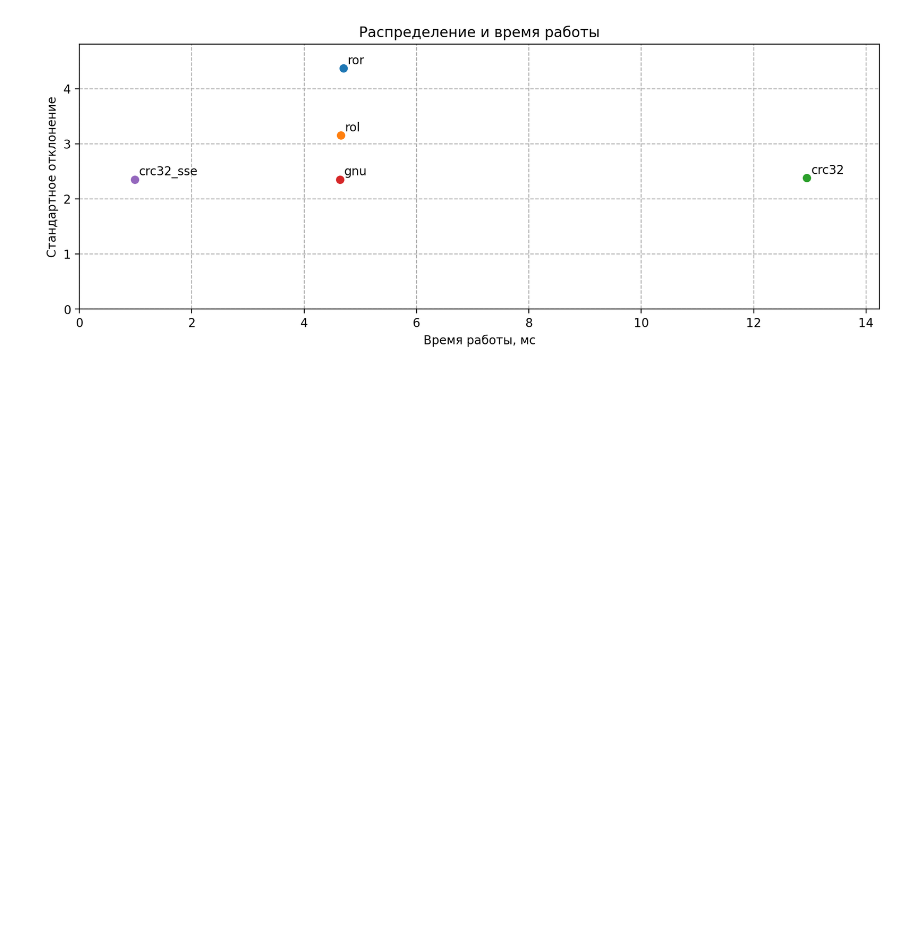
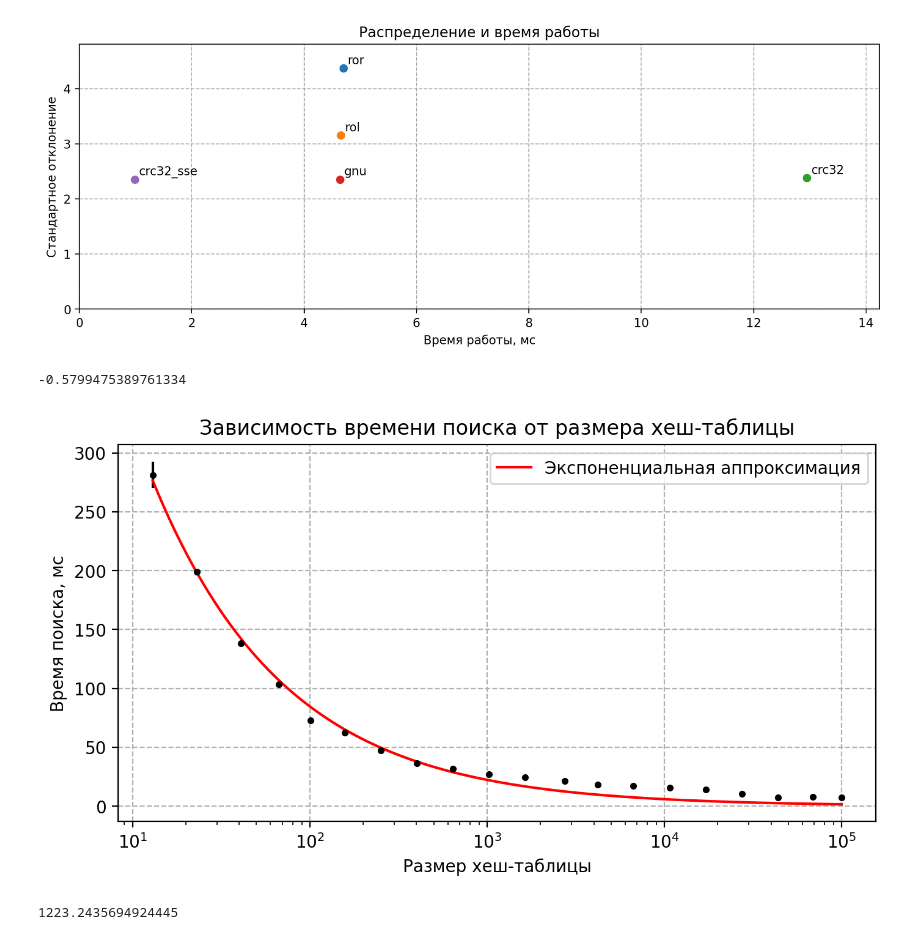
Before and after one commit to victorbaldin56/hashmap, a Jupyter notebook: graphs.ipynb, the cells around one changed output. Drawn from its saved outputs; the diff is of its cells as text; code cells hidden in the pictures; blank space fills up the shorter version.

Commit message:
add time(size) measurements & plot with curve

```diff
--- a/graphs.ipynb
+++ b/graphs.ipynb
@@ -110,3 +110,49 @@ plt.grid(linestyle='--')
 plt.savefig('graphs/dev_time.png')
 # %% [output]
 [figure]
+# %%
+from scipy.optimize import minimize
+
+def fit(f, params, x, y):
+    def err(par, x_, y_):
+        y1 = f(par, x_)
+        return np.sum((y1-y_)**2)
+
+    return minimize(err, params, args=(x, y)).x
+# %%
+def pow(par, x):
+    return par[0] * x**par[1]
+# %%
+size_time = pd.read_csv('stats/lookup/size_test.csv')
+
+sz = size_time['size']
+tm = size_time['time']
+stddev = size_time['stddev']
+
+tm /= 1e6
+stddev /= 1e6
+
+plt.figure(figsize=(8, 4), dpi=200)
+plt.xscale('log')
+
+par = [0, 0]
+par = fit(pow, par, sz, tm)
+plt.errorbar(sz, tm, yerr=stddev, fmt='k.')
+x_ax = np.linspace(min(sz), max(sz), 100000)
+plt.plot(x_ax, pow(par, x_ax), color='red', label='Экспоненциальная аппроксимация')
+
+plt.xlabel('Размер хеш-таблицы')
+plt.ylabel('Время поиска, мс')
+plt.title('Зависимость времени поиска от размера хеш-таблицы')
+plt.grid(linestyle='--')
+plt.legend()
+plt.savefig('graphs/size_time.png')
+
+par[1]
+# %% [output]
+-0.5799475389761334
+[figure, added]
+# %%
+par[0]
+# %% [output]
+1223.2435694924445
```
Also changed, not shown: 8 other files.
